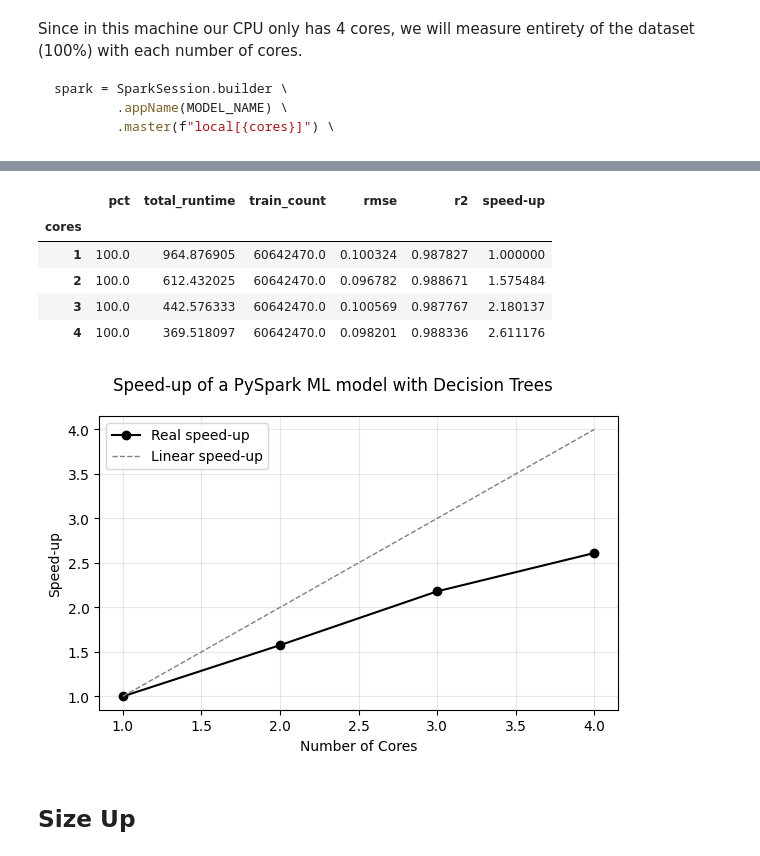
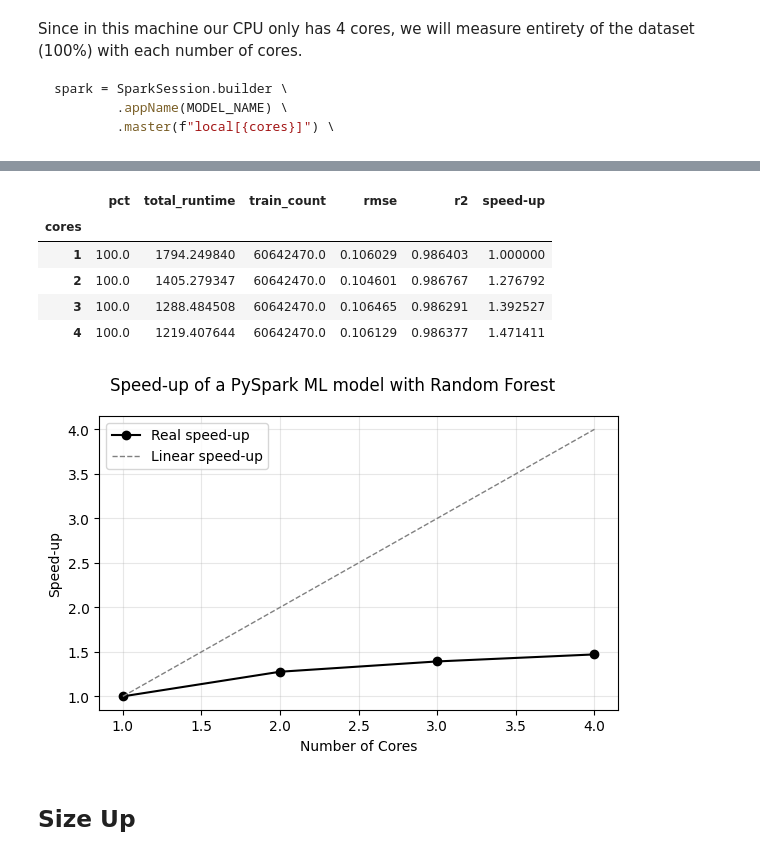
Before and after one commit to MariaGoico/Final-Project-LSDA, a Jupyter notebook: scalability.ipynb, the cells around one changed output, grey strips where cells are left out. Saved outputs shown, nothing was run; the diff lists cells and outputs as text; code cells hidden in the pictures.

Commit message:
speedup random forest

```diff
--- a/scalability.ipynb
+++ b/scalability.ipynb
@@ -64,7 +64,8 @@ To adjust logging level use sc.setLogLevel(newLevel). For SparkR, use setLogLeve
 def speed_up(results, runtime_col):
     return results[runtime_col].iloc[0] / results[runtime_col]
 # %%
-results = pd.read_csv('scalability_results/speedup_dt.csv',
+model = "rf" # or dt
+results = pd.read_csv(f'scalability_results/speedup_{model}.csv',
                       names=['cores', 'pct', 'total_runtime', 'train_count', 'rmse', 'r2'])
 
 grouped = results.groupby('cores')
@@ -76,18 +77,18 @@ avg_results
 # %% [output]
 |  | pct | total_runtime | train_count | rmse | r2 | speed-up |
 | cores |  |  |  |  |  |  |
-| 1 | 100.0 | 964.876905 | 60642470.0 | 0.100324 | 0.987827 | 1.000000 |
-| 2 | 100.0 | 612.432025 | 60642470.0 | 0.096782 | 0.988671 | 1.575484 |
-| 3 | 100.0 | 442.576333 | 60642470.0 | 0.100569 | 0.987767 | 2.180137 |
-| 4 | 100.0 | 369.518097 | 60642470.0 | 0.098201 | 0.988336 | 2.611176 |
+| 1 | 100.0 | 1794.249840 | 60642470.0 | 0.106029 | 0.986403 | 1.000000 |
+| 2 | 100.0 | 1405.279347 | 60642470.0 | 0.104601 | 0.986767 | 1.276792 |
+| 3 | 100.0 | 1288.484508 | 60642470.0 | 0.106465 | 0.986291 | 1.392527 |
+| 4 | 100.0 | 1219.407644 | 60642470.0 | 0.106129 | 0.986377 | 1.471411 |
 # %%
 from matplotlib import pyplot as plt
 
-def plot_scalability_measure(name, stats, xlabel, x_vals, linear_vals):
+def plot_scalability_measure(name, stats, xlabel, x_vals, linear_vals, model="Decision Trees"):
     # Create the plot with single subplot
     fig, ax = plt.subplots(figsize=(6, 4))
     fig.suptitle(
-        f"{name.capitalize()} of a PySpark ML model with Decision Trees"
+        f"{name.capitalize()} of a PySpark ML model with {model}"
     )
 
     # Plot the measure
@@ -109,10 +110,10 @@ def plot_scalability_measure(name, stats, xlabel, x_vals, linear_vals):
 # %%
 x_vals = avg_results.index.values
 linear_vals = x_vals  # Linear speedup
-plot_scalability_measure('speed-up', avg_results, 'Number of Cores', x_vals, linear_vals)
+plot_scalability_measure('speed-up', avg_results, 'Number of Cores', x_vals, linear_vals, "Random Forest")
 plt.show()
 # %% [output]
-[figure, old version]
+[figure, new version]
 # %% [markdown]
 ## Size Up
 # %% [markdown]
```
Also changed, not shown: parts of 2 cells of this notebook, 2 other files.
